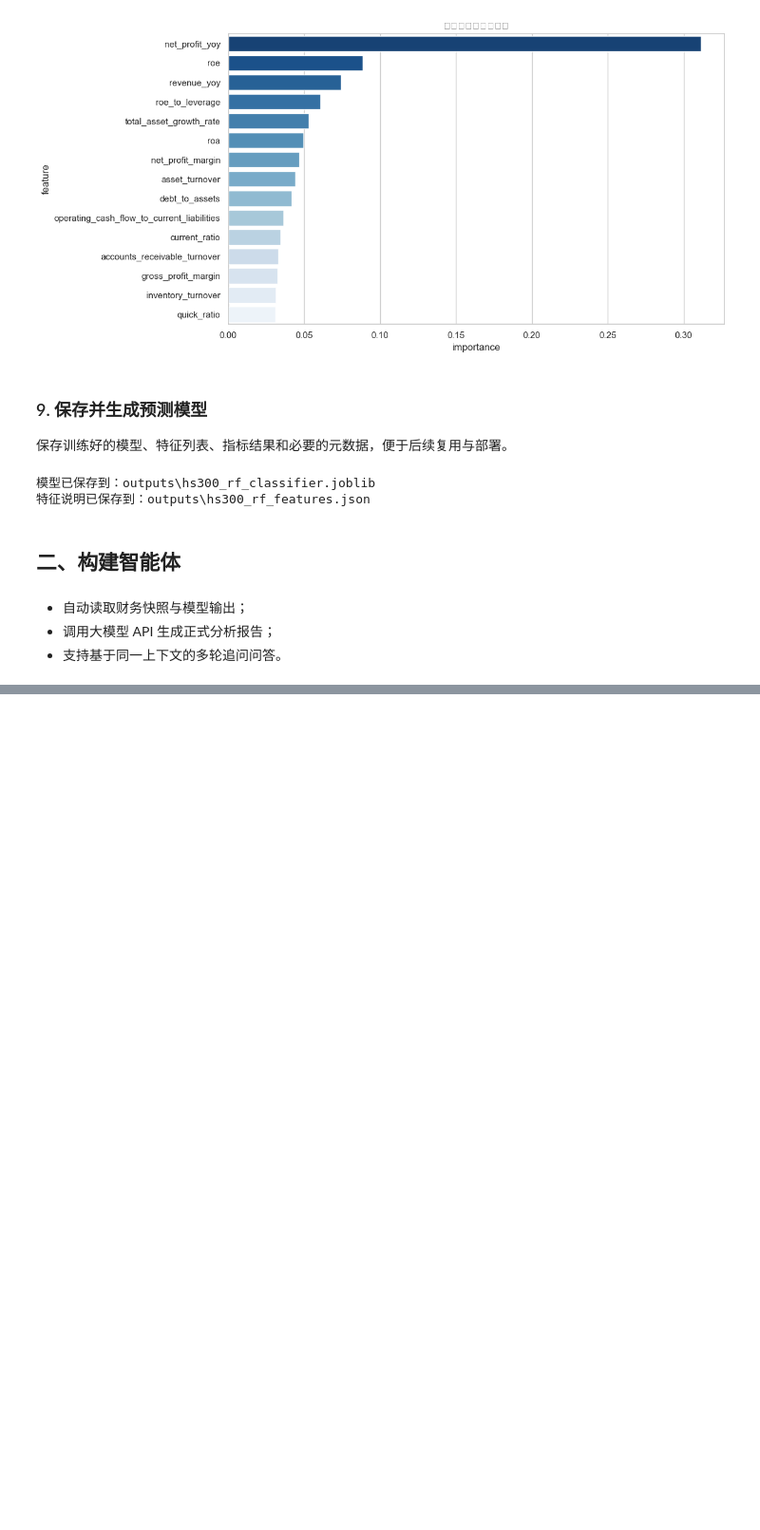
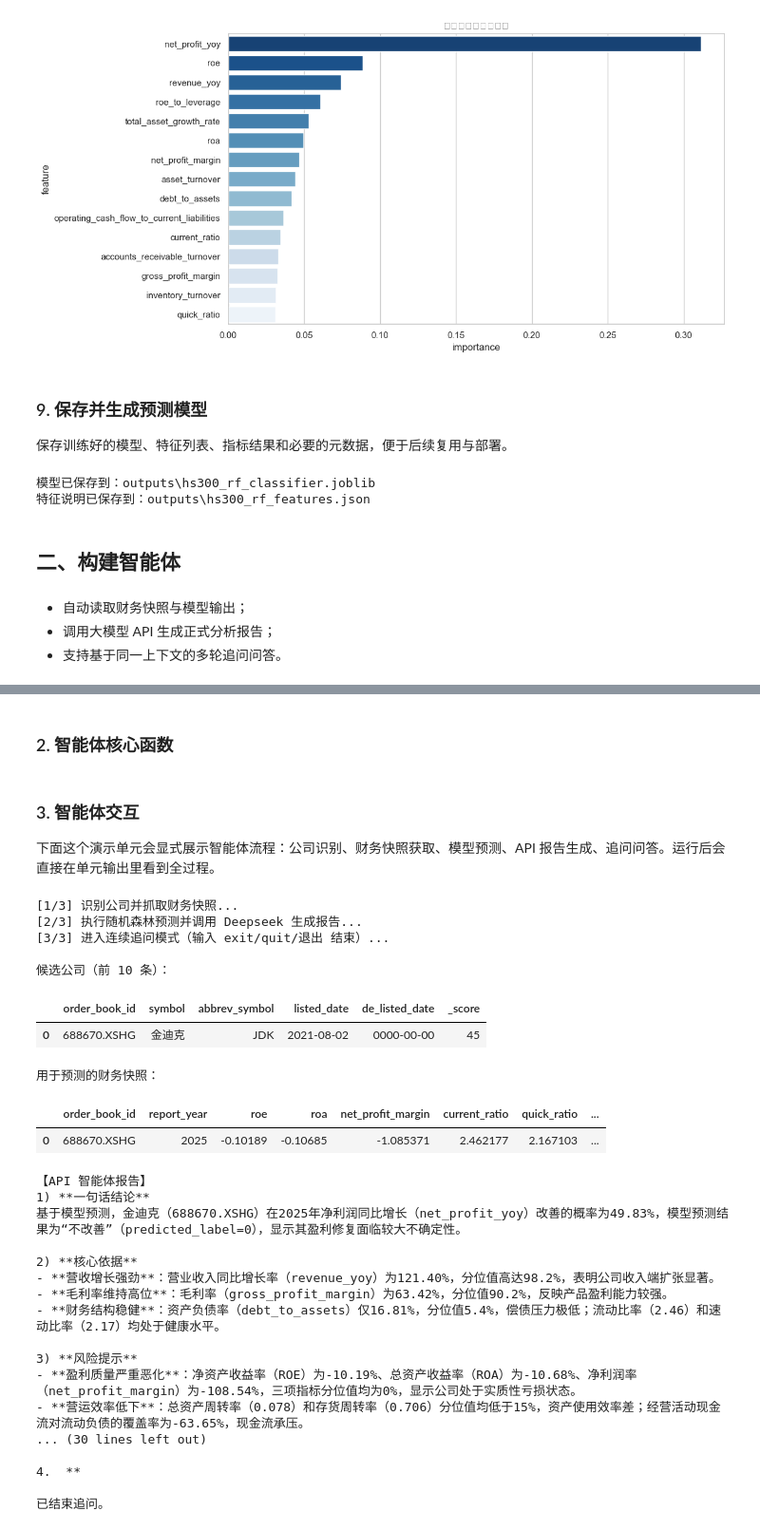
Before and after one commit to walker51758/2026_Spring, a Jupyter notebook: af/hw1/hw1.ipynb, the cells around one changed output, grey strips where cells are left out. Shown at 95% size. Cells and saved outputs as stored; diff of their text form; code cells hidden in the pictures; blank space fills up the shorter version.

```diff
--- a/af/hw1/hw1.ipynb
+++ b/af/hw1/hw1.ipynb
@@ -734,2 +744,4 @@ def run_financial_agent(company_query: str, report_year: int | None = None, show
     return context
+# %% [markdown]
+### 2. 智能体核心函数
 # %%
@@ -910,0 +906,72 @@ def _llm_chat(messages: list[dict], temperature: float = 0.2, max_tokens: int =
+# %% [markdown]
+### 3. 智能体交互
+
+下面这个演示单元会显式展示智能体流程：公司识别、财务快照获取、模型预测、API 报告生成、追问问答。运行后会直接在单元输出里看到全过程。
+# %%
+# 输入公司名后启动 API 智能体，并支持连续追问（输入 exit/quit/退出 结束）
+
+company_query = input("请输入公司名或股票名（例如：贵州茅台）：").strip()
+
+try:
+    required_symbols = [
+        "fetch_indicator_panel",
+        "build_api_agent_context",
+        "run_financial_agent_with_api",
+        "ask_financial_agent_api",
+    ]
+    missing = [s for s in required_symbols if s not in globals()]
+    if missing:
+        raise NameError(f"缺少依赖定义: {missing}。请先按提示顺序运行前置单元。")
+
+    print("[1/3] 识别公司并抓取财务快照...")
+    print("[2/3] 执行随机森林预测并调用 Deepseek 生成报告...")
+    print("[3/3] 进入连续追问模式（输入 exit/quit/退出 结束）...\n")
+
+    api_ctx, api_report = run_financial_agent_with_api(company_query)
+
+    while True:
+        follow_up = input("追问> ").strip()
+        if follow_up.lower() in {"exit", "quit", "q"} or follow_up in {"退出", "结束", "停止"}:
+            print("已结束追问。")
+            break
+        if not follow_up:
+            continue
+
+        answer = ask_financial_agent_api(follow_up)
+        print("\n--- 对话回合 ---")
+        print(f"Ask: {follow_up}")
+        print("Answer:")
+        print(answer)
+        print()
+
+except Exception as exc:
+    print("智能体演示暂不可用：", exc)
+    print("提示：请先配置 DEEPSEEK_API_KEY，并按顺序运行第6、8、23、24个单元后再执行本单元。")
+# %% [output]
+[1/3] 识别公司并抓取财务快照...
+[2/3] 执行随机森林预测并调用 Deepseek 生成报告...
+[3/3] 进入连续追问模式（输入 exit/quit/退出 结束）...
+
+候选公司（前 10 条）：
+|  | order_book_id | symbol | abbrev_symbol | listed_date | de_listed_date | _score |
+| 0 | 688670.XSHG | 金迪克 | JDK | 2021-08-02 | 0000-00-00 | 45 |
+用于预测的财务快照：
+|  | order_book_id | report_year | roe | roa | net_profit_margin | current_ratio | quick_ratio | ... |
+| 0 | 688670.XSHG | 2025 | -0.10189 | -0.10685 | -1.085371 | 2.462177 | 2.167103 | ... |
+【API 智能体报告】
+1) **一句话结论**
+基于模型预测，金迪克（688670.XSHG）在2025年净利润同比增长（net_profit_yoy）改善的概率为49.83%，模型预测结果为“不改善”（predicted_label=0），显示其盈利修复面临较大不确定性。
+
+2) **核心依据**
+- **营收增长强劲**：营业收入同比增长率（revenue_yoy）为121.40%，分位值高达98.2%，表明公司收入端扩张显著。
+- **毛利率维持高位**：毛利率（gross_profit_margin）为63.42%，分位值90.2%，反映产品盈利能力较强。
+- **财务结构稳健**：资产负债率（debt_to_assets）仅16.81%，分位值5.4%，偿债压力极低；流动比率（2.46）和速动比率（2.17）均处于健康水平。
+
+3) **风险提示**
+- **盈利质量严重恶化**：净资产收益率（ROE）为-10.19%、总资产收益率（ROA）为-10.68%、净利润率（net_profit_margin）为-108.54%，三项指标分位值均为0%，显示公司处于实质性亏损状态。
+- **营运效率低下**：总资产周转率（0.078）和存货周转率（0.706）分位值均低于15%，资产使用效率差；经营活动现金流对流动负债的覆盖率为-63.65%，现金流承压。
+... (30 lines left out)
+
+4.  **
+
+已结束追问。
```
Also changed, not shown: parts of 11 cells of this notebook, 16 other files.
